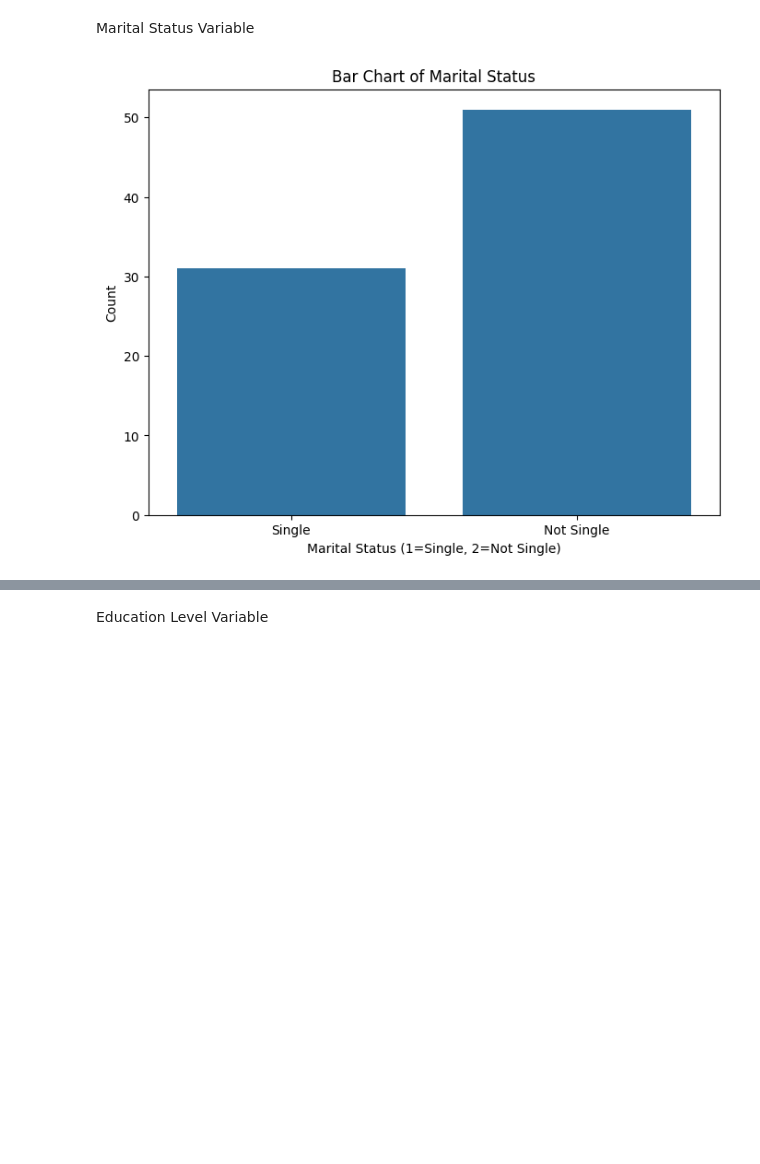
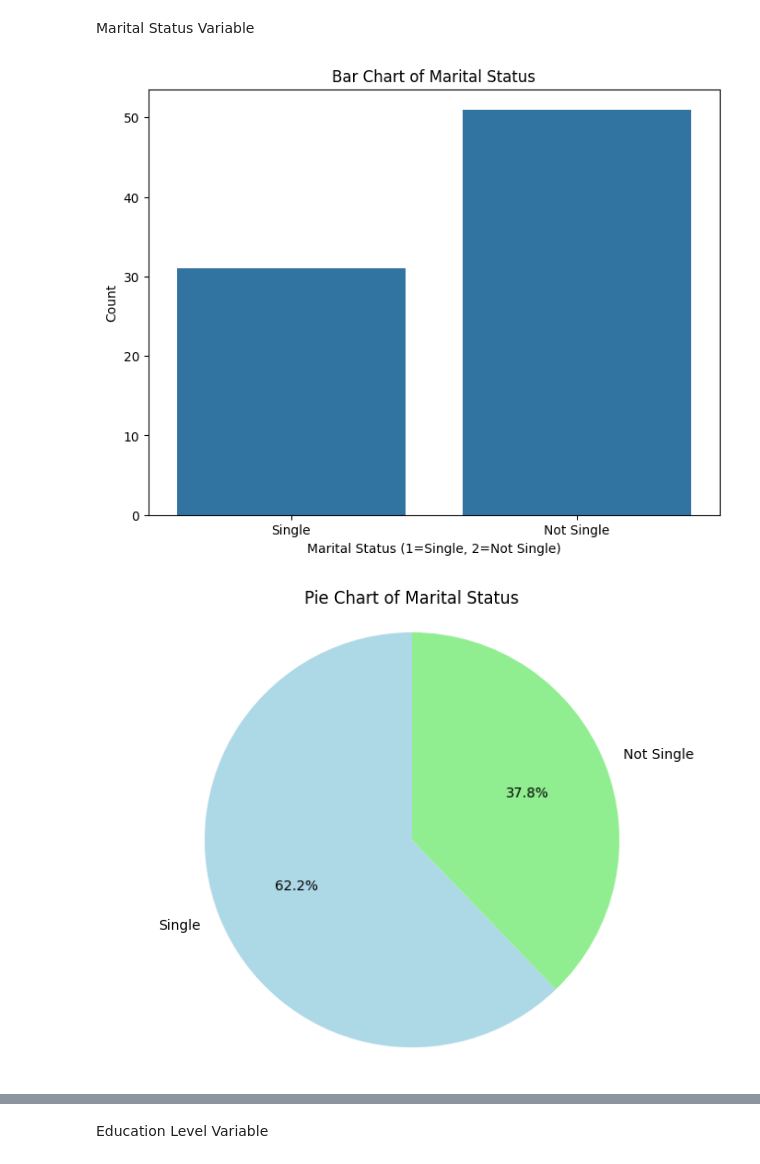
Before and after one commit to yayomithakshila/Data-Processing-with-Python-Project, a Jupyter notebook: Analyzing_WorkPlaceSatisfactionSurveyData.ipynb, the cells around one changed output, grey strips where cells are left out. Saved outputs shown, nothing was run; the diff lists cells and outputs as text; code cells hidden in the pictures; blank space fills up the shorter version.

```diff
--- a/Analyzing_WorkPlaceSatisfactionSurveyData.ipynb
+++ b/Analyzing_WorkPlaceSatisfactionSurveyData.ipynb
@@ -542,11 +600,21 @@ Marital Status Variable
 # %%
 # Bar Chart for Marital Status
 plt.figure(figsize=(8, 6))
-sns.countplot(data=df, x='Marital status')  # Using 'Marital status' as in the DataFrame
+sns.countplot(data=df, x='Marital status')
 plt.title('Bar Chart of Marital Status')
 plt.xlabel('Marital Status (1=Single, 2=Not Single)')
 plt.ylabel('Count')
-plt.xticks([0, 1], ['Single', 'Not Single'])  # Adjusting x-ticks for better readability
+plt.xticks([0, 1], ['Single', 'Not Single'])
 plt.show()
+
+# Pie Chart for Marital Status
+plt.figure(figsize=(8, 6))
+marital_status_counts = df['Marital status'].value_counts()
+labels = ['Single', 'Not Single']
+plt.pie(marital_status_counts, labels=labels, autopct='%1.1f%%', startangle=90, colors=['lightblue', 'lightgreen'])
+plt.title('Pie Chart of Marital Status')
+plt.axis('equal')
+plt.show()
 # %% [output]
 [figure]
+[figure, added]
```
Also changed, not shown: parts of 37 cells of this notebook.
